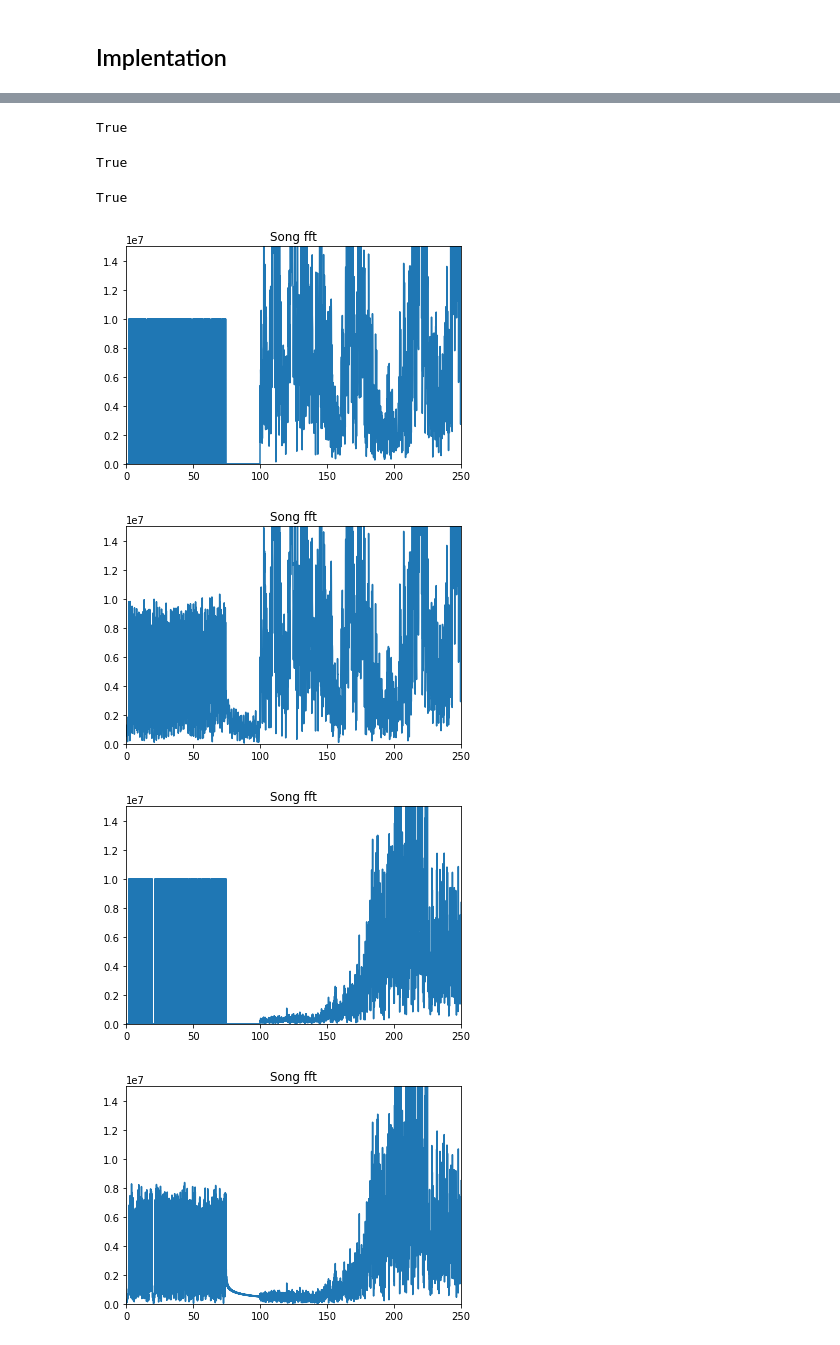
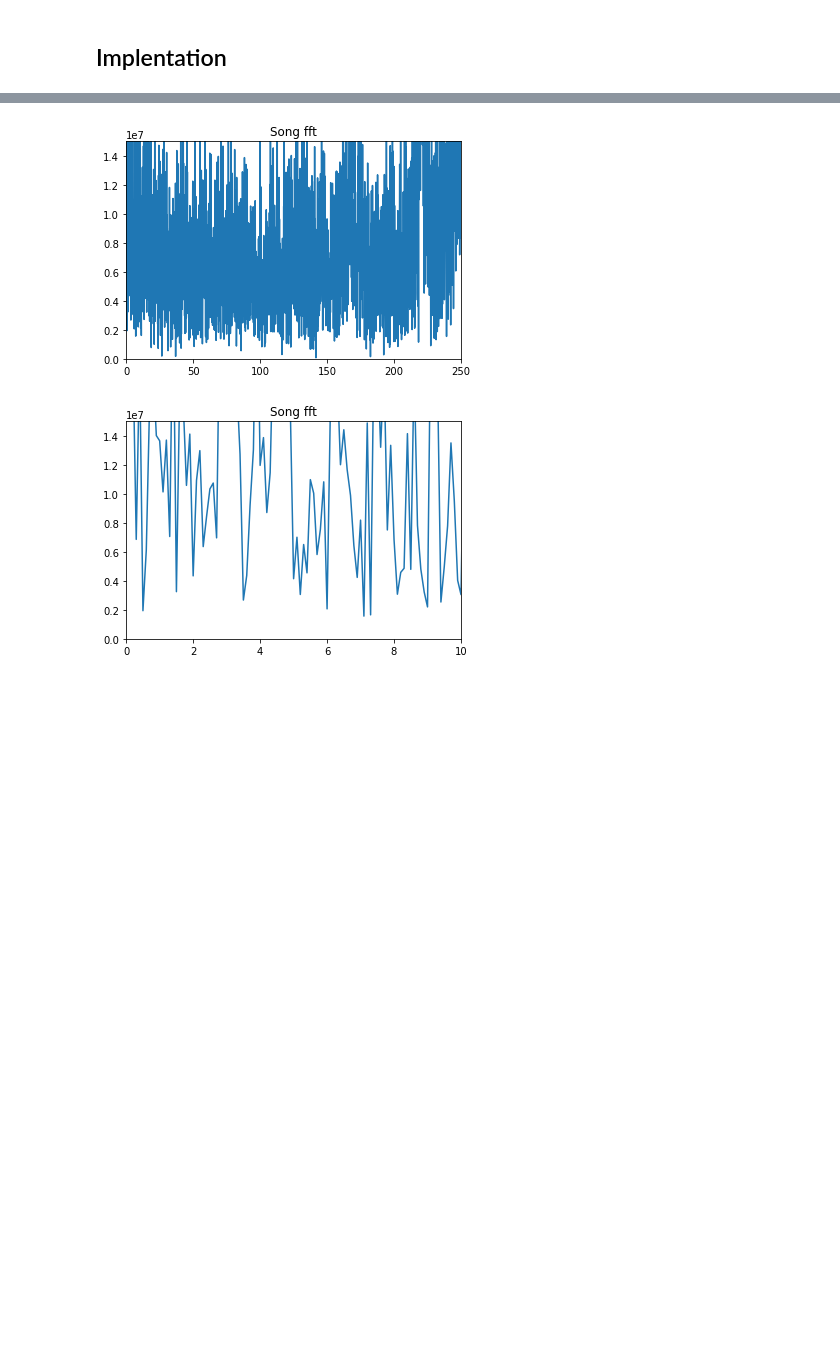
Before and after one commit to Carciax/EEE4114F-PRJ, a Jupyter notebook: Low Frequency Hiding.ipynb, the cells around one changed output, grey strips where cells are left out. Saved outputs shown, nothing was run; the diff lists cells and outputs as text; code cells hidden in the pictures; blank space fills up the shorter version.

Commit message:
dont read the commits

```diff
--- a/Low Frequency Hiding.ipynb
+++ b/Low Frequency Hiding.ipynb
@@ -185,7 +189,7 @@ def plot_fft(audio, fs, f_max = 250):
 DELTA_FREQUENCIES = 0.2 # Hz
 LOWEST_FREQUENCY = 1 # Hz
 DATA_LENGTH = 368
-BINARY_AMPLITUDES = 0.4e7
+BINARY_AMPLITUDES = 1e7
 
 def encrypt_audio(filename):
     # Keys and data
@@ -214,6 +218,7 @@ def check_audio(filename, public_key):
     fs, audio = audio_from_wav(filename)
     audio = pad_audio(audio, fs, DELTA_FREQUENCIES)
     plot_fft(audio, fs)
+    plot_fft(audio, fs, 10)
 
     data_r = recover_data(audio, BINARY_AMPLITUDES, DATA_LENGTH, fs, DELTA_FREQUENCIES, LOWEST_FREQUENCY).astype(int)
 
@@ -225,9 +230,12 @@ def manipulate_file(filename):
     public_key = read_public_key(filename)
     print(check_audio(filename.split('.')[0] + '_with_data.wav', public_key))
 # %%
-manipulate_file('AudioFiles/BB/BB_small.wav')
-manipulate_file('AudioFiles/CR1/CR_small.wav')
-manipulate_file('AudioFiles/CR2/CR_small.wav')
-manipulate_file('AudioFiles/DT1/DT_small.wav')
-manipulate_file('AudioFiles/DT2/DT_small.wav')
+# manipulate_file('AudioFiles/BB/BB_small.wav')
+# manipulate_file('AudioFiles/CR1/CR_small.wav')
+# manipulate_file('AudioFiles/CR2/CR_small.wav')
+# manipulate_file('AudioFiles/DT1/DT_small.wav')
+# manipulate_file('AudioFiles/DT2/DT_small.wav')
+filename = 'AudioFiles/BB/BB_rr.wav'
+public_key = read_public_key(filename)
+print(check_audio(filename, public_key))
 # %% [output]
@@ -236,7 +243,2 @@ True
-True
-True
-True
-[figure, old version]
+[figure, new version]
-[figure, old version]
+[figure, new version]
-[figure, removed]
-[figure, removed]
```
Also changed, not shown: parts of 2 cells of this notebook, 7 other files.
